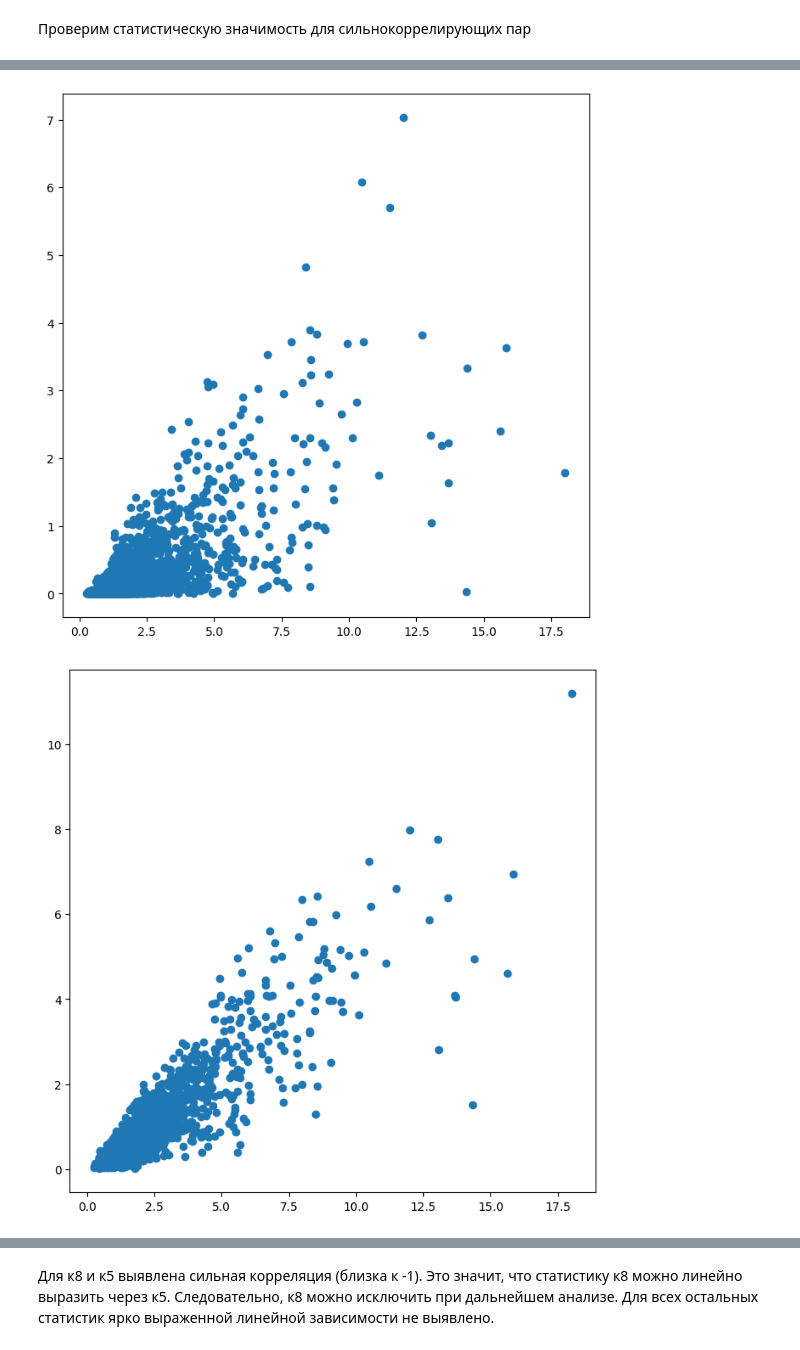
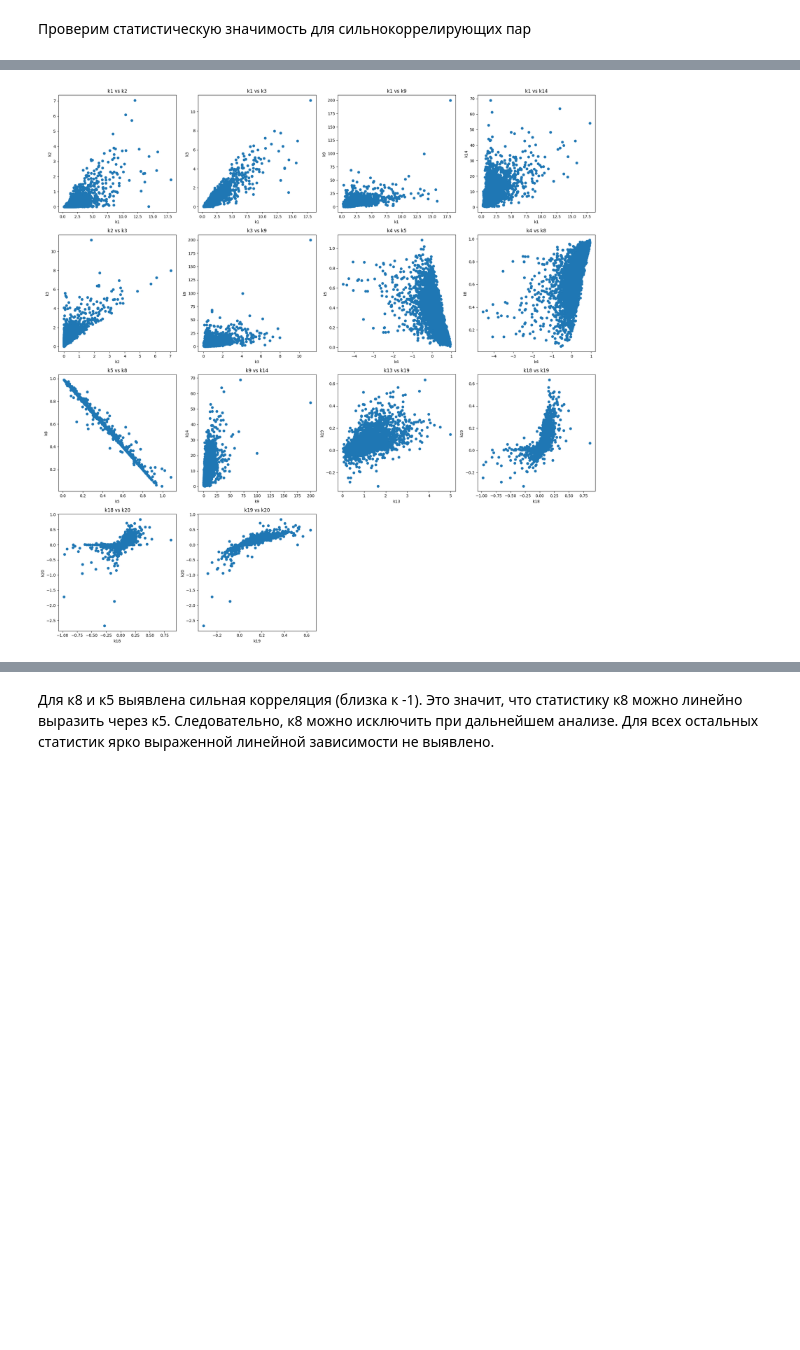
Before and after one commit to poluzerovT/daefi, a Jupyter notebook: Labushava/lab1.ipynb, the cells around one changed output, grey strips where cells are left out. Saved outputs shown, nothing was run; the diff lists cells and outputs as text; code cells hidden in the pictures; blank space fills up the shorter version.

```diff
--- a/Labushava/lab1.ipynb
+++ b/Labushava/lab1.ipynb
@@ -134,7 +144,13 @@ for cl in file1.columns:
 # %% [markdown]
 Создание корреляционной матрицы
 # %%
-file1.dropna()
-corr = file1.corr(method='pearson')
+file1_clean = file1.dropna()
+corr = file1_clean.corr(method='pearson')
+
+pd.set_option('display.max_columns', None)
+pd.set_option('display.max_rows', None)
+pd.set_option('display.width', None)
+pd.set_option('display.max_colwidth', None)
+
 display(corr)
 # %% [output]
@@ -211,11 +226,42 @@ display(pd.DataFrame(stat_proved))
 | 12 | k18 | k20 | 0.582056 |
 | 13 | k19 | k20 | 0.792509 |
 # %%
-for col in stat_proved:
-    col1 = col[0]
-    col2 = col[1]
-    plt.figure(figsize=(8,8))
-    plt.scatter(file1[col1], file1[col2])
+import matplotlib.pyplot as plt
+import math
+
+num_plots = len(stat_proved)
+ncols = 4
+nrows = math.ceil(num_plots / ncols)
+
+fig, axes = plt.subplots(nrows, ncols, figsize=(20, 5*nrows))
+
+for i in range(num_plots):
+    row = i // ncols
+    col = i % ncols
+
+    col1 = stat_proved[i][0]
+    col2 = stat_proved[i][1]
+
+    if nrows > 1:
+        ax = axes[row, col]
+    else:
+        ax = axes[col]
+
+    ax.scatter(file1[col1], file1[col2])
+    ax.set_title(f'{col1} vs {col2}')
+    ax.set_xlabel(col1)
+    ax.set_ylabel(col2)
+
+if nrows > 1:
+    for i in range(num_plots, nrows * ncols):
+        row = i // ncols
+        col = i % ncols
+        axes[row, col].set_visible(False)
+else:
+    for i in range(num_plots, ncols):
+        axes[i].set_visible(False)
+
+plt.tight_layout()
+plt.show()
 # %% [output]
-[figure, old version]
+[figure, new version]
-[figure, removed]
```
Also changed, not shown: parts of 5 cells of this notebook.
